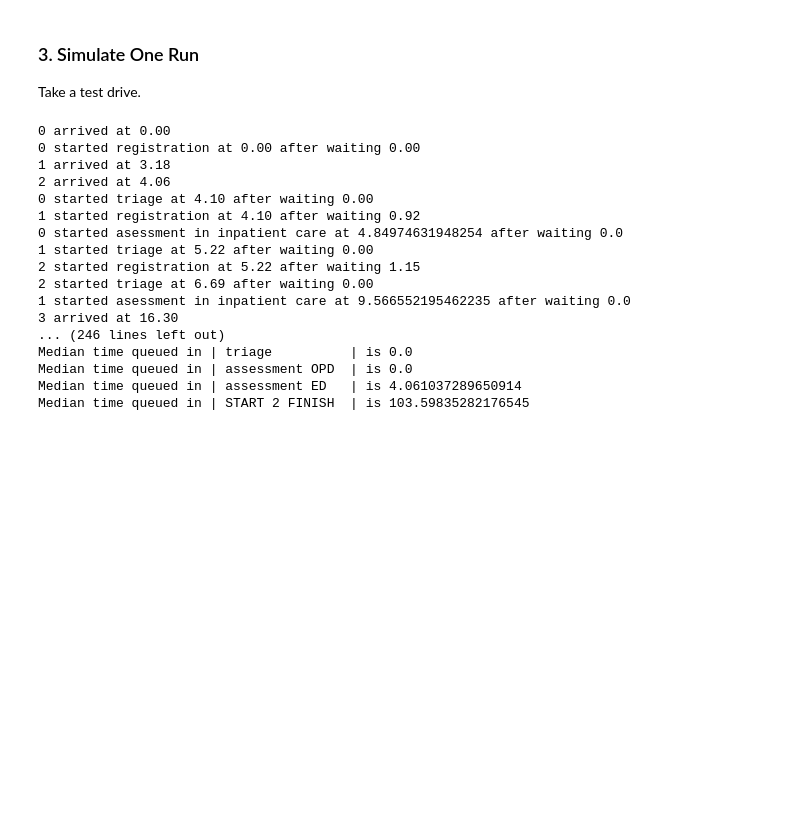
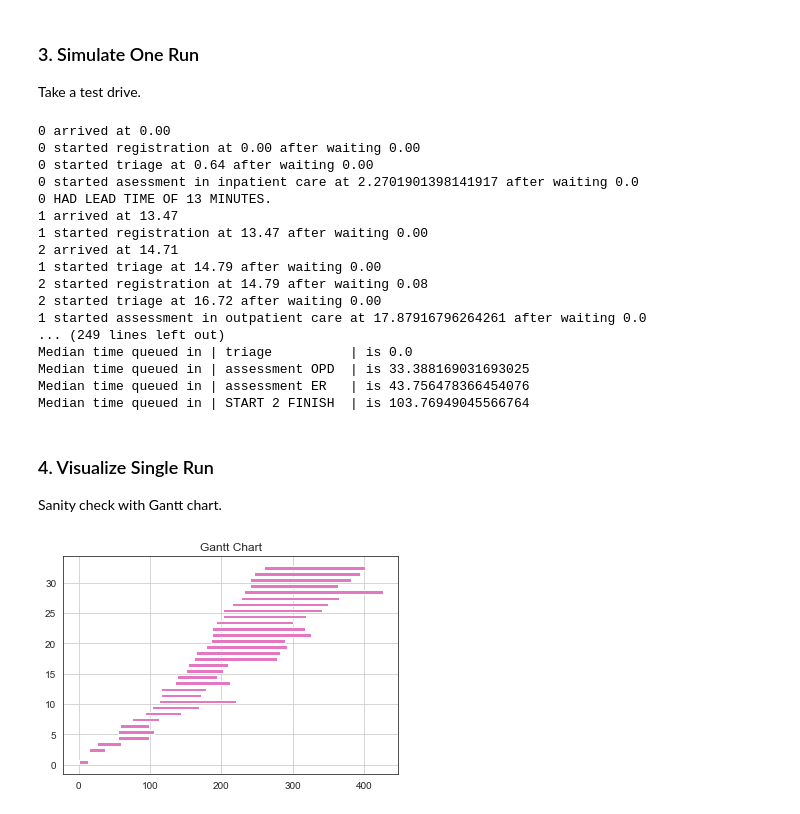
Before and after one commit to sunbee/factorySimulation, a Jupyter notebook: triage.ipynb, the cells around one changed output. Cells and saved outputs as stored; diff of their text form; code cells hidden in the pictures; blank space fills up the shorter version.

Commit message:
Completed non-linear process

```diff
--- a/triage.ipynb
+++ b/triage.ipynb
@@ -180,10 +185,15 @@ mean_CT2assessOPD = 60
 mean_CT2assessER = 30
 
 # Lists of Globals
+arrived4process = []
 queued4registration = []
+delta4registration = []         # Not used
 queued4triage = []
+delta4triage = []               # Not used
 queued4assessmentOPD = []
+delta4assessmentOPD = []        # Not used
 queued4assessmentER = []
+delta4assessmentER = []         # Not used
 leadTimes = []
 
 # Make it so
@@ -195,23 +205,41 @@ print(leadTimes)
 print("Median time queued in | registration    | is {}".format(median(queued4registration)))
 print("Median time queued in | triage          | is {}".format(median(queued4triage)))
 print("Median time queued in | assessment OPD  | is {}".format(median(queued4assessmentOPD)))
-print("Median time queued in | assessment ED   | is {}".format(median(queued4assessmentER)))
+print("Median time queued in | assessment ER   | is {}".format(median(queued4assessmentER)))
 print("Median time queued in | START 2 FINISH  | is {}".format(median(leadTimes)))
 # %% [output]
 0 arrived at 0.00
 0 started registration at 0.00 after waiting 0.00
-1 arrived at 3.18
-2 arrived at 4.06
-0 started triage at 4.10 after waiting 0.00
-1 started registration at 4.10 after waiting 0.92
-0 started asessment in inpatient care at 4.84974631948254 after waiting 0.0
-1 started triage at 5.22 after waiting 0.00
-2 started registration at 5.22 after waiting 1.15
-2 started triage at 6.69 after waiting 0.00
-1 started asessment in inpatient care at 9.566552195462235 after waiting 0.0
-3 arrived at 16.30
-... (246 lines left out)
+0 started triage at 0.64 after waiting 0.00
+0 started asessment in inpatient care at 2.2701901398141917 after waiting 0.0
+0 HAD LEAD TIME OF 13 MINUTES.
+1 arrived at 13.47
+1 started registration at 13.47 after waiting 0.00
+2 arrived at 14.71
+1 started triage at 14.79 after waiting 0.00
+2 started registration at 14.79 after waiting 0.08
+2 started triage at 16.72 after waiting 0.00
+1 started assessment in outpatient care at 17.87916796264261 after waiting 0.0
+... (249 lines left out)
 Median time queued in | triage          | is 0.0
-Median time queued in | assessment OPD  | is 0.0
-Median time queued in | assessment ED   | is 4.061037289650914
-Median time queued in | START 2 FINISH  | is 103.59835282176545
+Median time queued in | assessment OPD  | is 33.388169031693025
+Median time queued in | assessment ER   | is 43.756478366454076
+Median time queued in | START 2 FINISH  | is 103.76949045566764
+# %% [markdown]
+### 4. Visualize Single Run
+
+Sanity check with Gantt chart.
+# %%
+gantt = zip(arrived4process, leadTimes)
+g150 = list(gantt)[:150]
+# %%
+fig, gnt = plt.subplots()
+gnt.set_title("Gantt Chart")
+gnt.grid(True)
+
+idx_y = 0.1
+for i in g150:
+    gnt.broken_barh([i], (idx_y, 0.6), facecolors=('tab:pink'))
+    idx_y += 1
+# %% [output]
+[figure, added]
```
Also changed, not shown: parts of 9 cells of this notebook, 1 other file.
